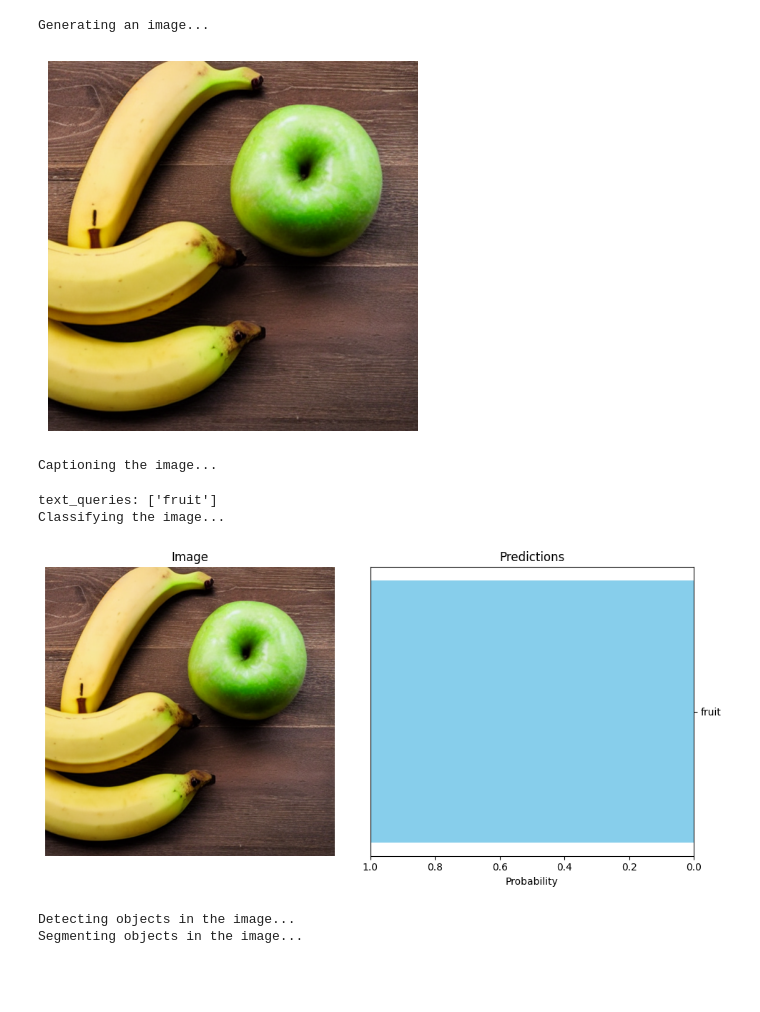
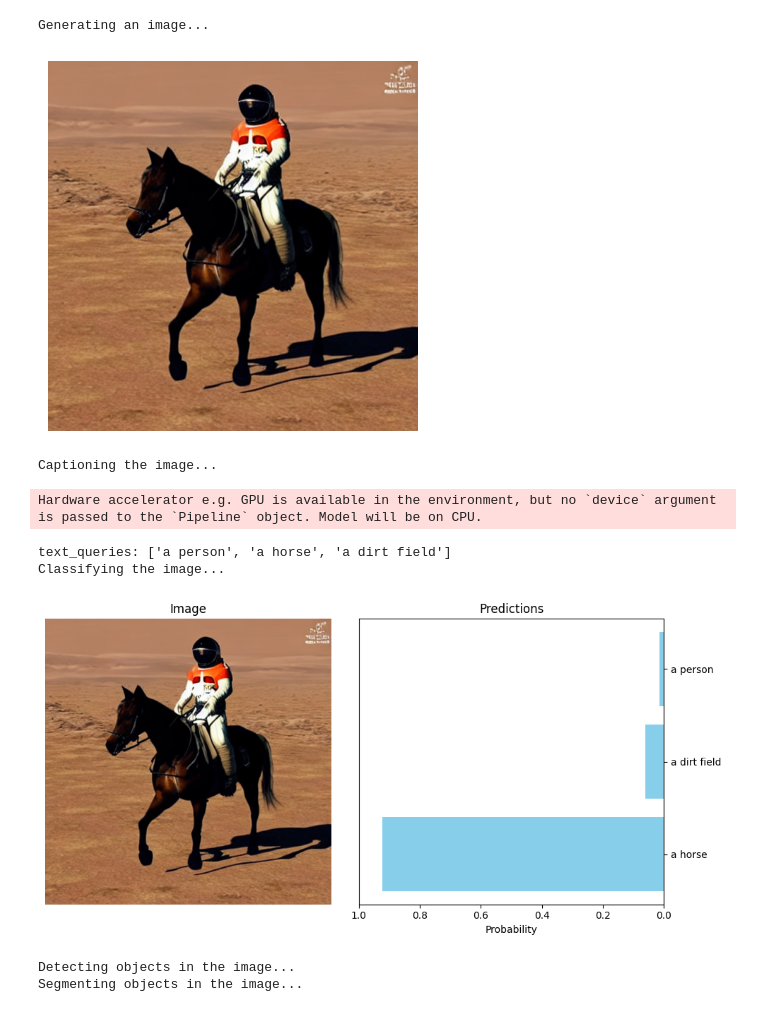
Before and after one commit to ETH-DISCO/advx-bench, a Jupyter notebook: src/demo.ipynb, the cells around one changed output. Cells and saved outputs as stored; diff of their text form; code cells hidden in the pictures; blank space fills up the shorter version.

```diff
--- a/src/demo.ipynb
+++ b/src/demo.ipynb
@@ -11,38 +11,39 @@ from models.caption import caption_gpt2
 set_seed(42)
 
 GREEN = "\033[92m"
 RESET = "\033[0m"
 
 # 1. generate an image
 print(f"{GREEN}Generating an image...{RESET}")
-img = gen_stable_diffusion("an apple and a banana on a table")
+img = gen_stable_diffusion("an austronaut on mars riding a horse")
 plt.imshow(img)
 plt.axis('off')
 plt.show()
 
 # 2. caption it
 print(f"{GREEN}Captioning the image...{RESET}")
 text_queries = caption_gpt2(img)
 print("text_queries:", text_queries)
 
 # 3. classify, detect, segment it
 print(f"{GREEN}Classifying the image...{RESET}")
 probs = classify_clip(img, text_queries)
 plot_classification(img, text_queries, probs)
 
 print(f"{GREEN}Detecting objects in the image...{RESET}")
 threshold = 0.1
 boxes, scores, labels = detect_vit(img, text_queries, threshold)
 
 print(f"{GREEN}Segmenting objects in the image...{RESET}")
 masks = segment_sam1(img, boxes)
 plot_segmentation_detection(img, boxes, scores, text_queries, masks)
 # %% [output]
 Generating an image...
-[figure, old version]
+[figure, new version]
 Captioning the image...
-text_queries: ['fruit']
-Classifying the image...
+Hardware accelerator e.g. GPU is available in the environment, but no `device` argument is passed to the `Pipeline` object. Model will be on CPU.
+text_queries: ['a person', 'a horse', 'a dirt field']
+Classifying the image...
-[figure, old version]
+[figure, new version]
-Detecting objects in the image...
-Segmenting objects in the image...
+Detecting objects in the image...
+Segmenting objects in the image...
```
Also changed, not shown: parts of 1 cell of this notebook, 2 other files.
